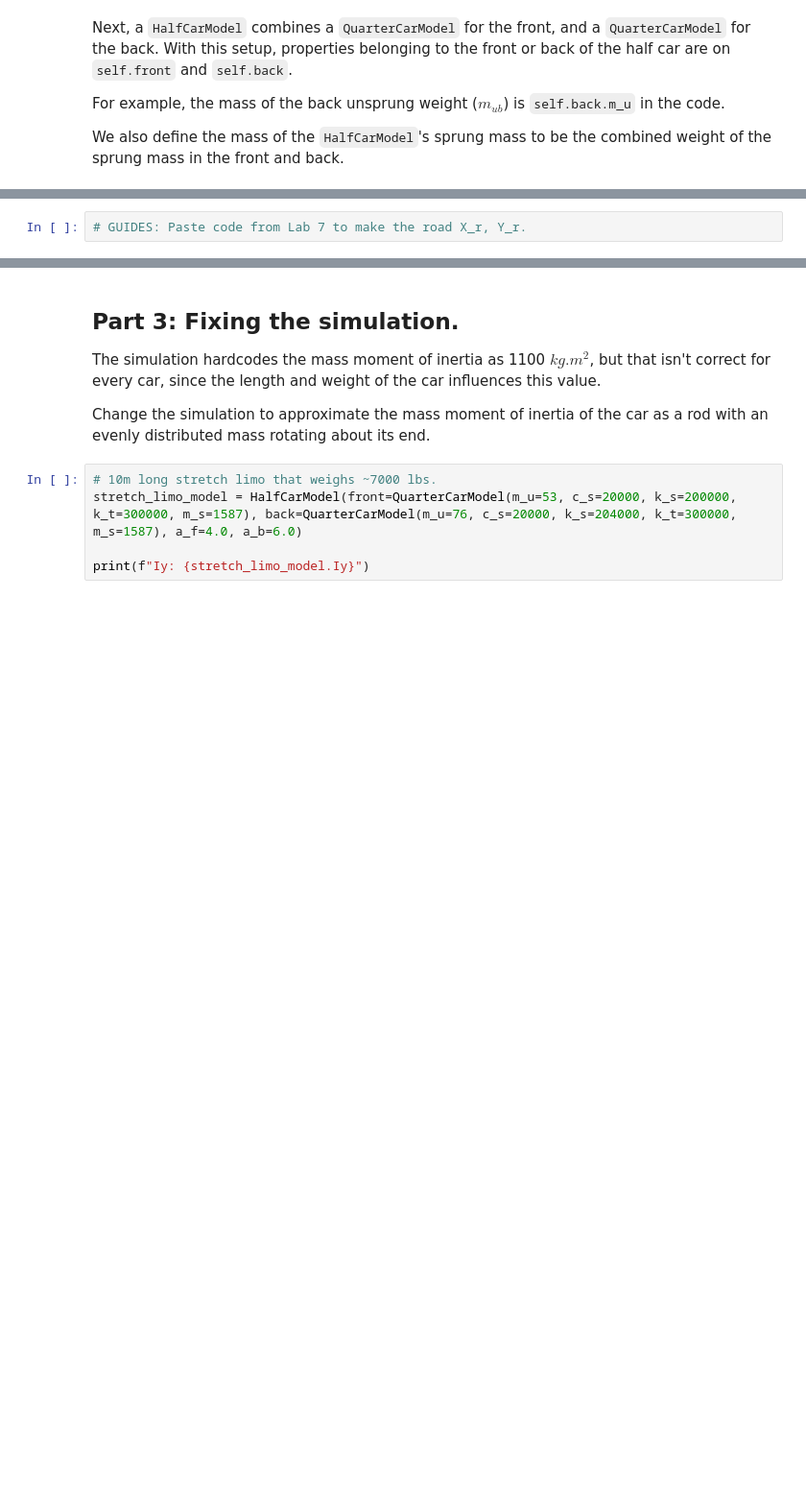
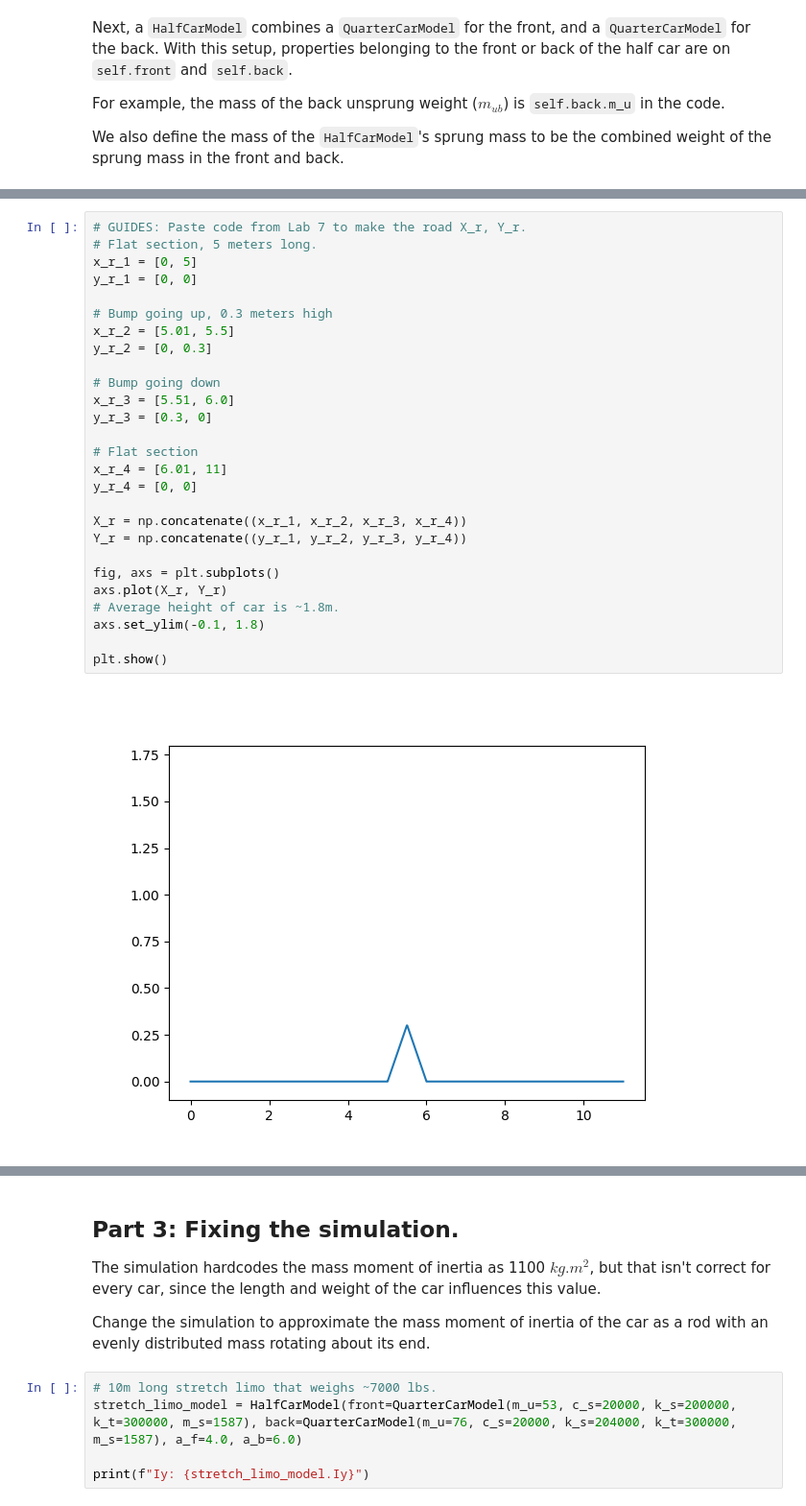
Before and after one commit to AllThePinq/IntroPythonProgramming, a Jupyter notebook: Week_6_classes/HW_3_classes_and_simulation.ipynb, the cells around one changed output, grey strips where cells are left out. Shown at 96% size. Cells and saved outputs as stored; diff of their text form; blank space fills up the shorter version.

```diff
--- a/Week_6_classes/HW_3_classes_and_simulation.ipynb
+++ b/Week_6_classes/HW_3_classes_and_simulation.ipynb
@@ -489,6 +540,33 @@ class HalfCarModel:
         return HalfCarSimulationOutput(velocity=velocity, time=time, x_r=x_rb, dt=dt, y_s=y_s, y_uf=y_uf, y_ub=y_ub, y_rf=y_rf, y_rb = y_rb, theta=theta)
 # %%
 # GUIDES: Paste code from Lab 7 to make the road X_r, Y_r.
+# Flat section, 5 meters long.
+x_r_1 = [0, 5]
+y_r_1 = [0, 0]
+
+# Bump going up, 0.3 meters high
+x_r_2 = [5.01, 5.5]
+y_r_2 = [0, 0.3]
+
+# Bump going down
+x_r_3 = [5.51, 6.0]
+y_r_3 = [0.3, 0]
+
+# Flat section
+x_r_4 = [6.01, 11]
+y_r_4 = [0, 0]
+
+X_r = np.concatenate((x_r_1, x_r_2, x_r_3, x_r_4))
+Y_r = np.concatenate((y_r_1, y_r_2, y_r_3, y_r_4))
+
+fig, axs = plt.subplots()
+axs.plot(X_r, Y_r)
+# Average height of car is ~1.8m.
+axs.set_ylim(-0.1, 1.8)
+
+plt.show()
+# %% [output]
+[figure, added]
 # %%
 # GUIDES: Paste in animate_car from Lab 7, and adapt it to a half car.
 # You will need to change:
```
Also changed, not shown: parts of 32 cells of this notebook, 2 other files.
